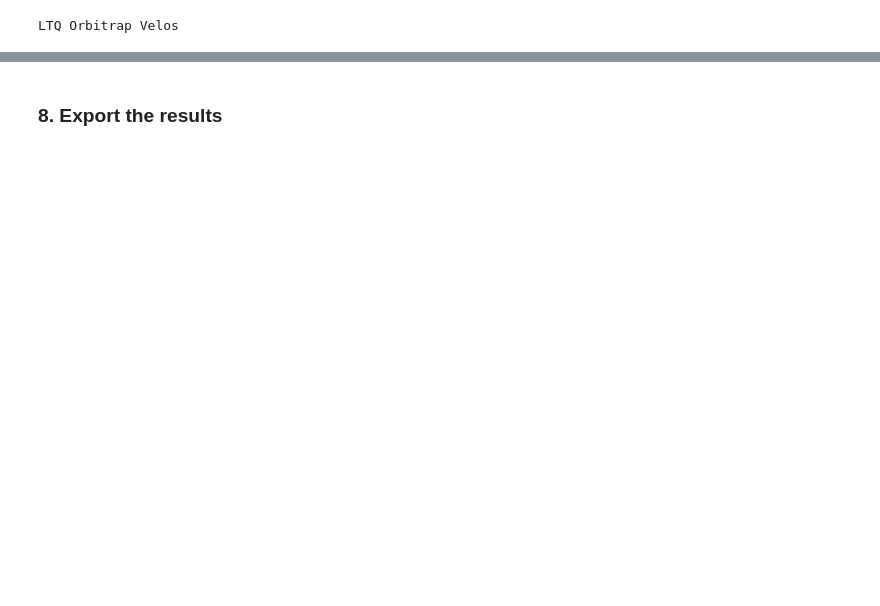
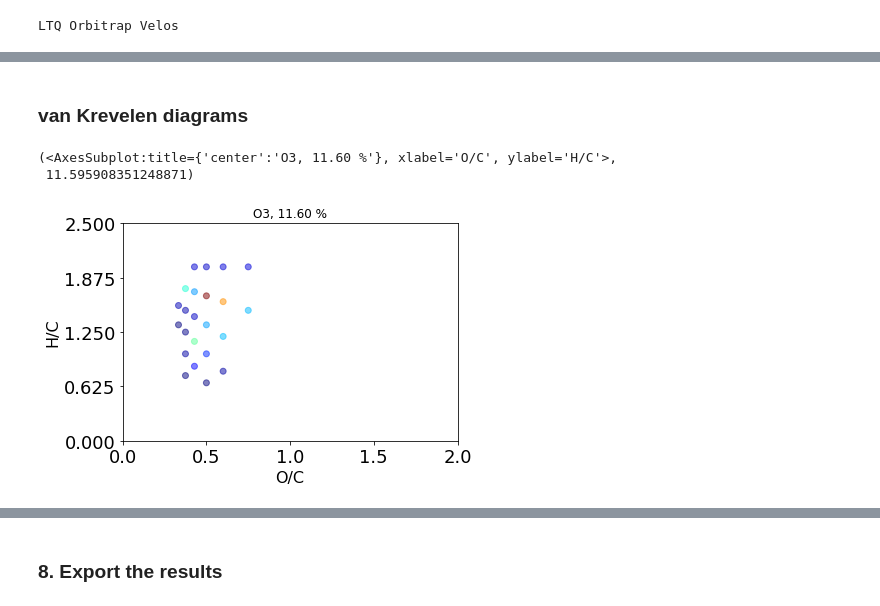
Before and after one commit to EMSL-Computing/Day3-EMSL-SummerSchool-2022, a Jupyter notebook: Summer School CoreMS Tutorial.ipynb, the cells around one changed output, grey strips where cells are left out. Saved outputs shown, nothing was run; the diff lists cells and outputs as text; code cells hidden in the pictures; blank space fills up the shorter version.

```diff
--- a/Summer School CoreMS Tutorial.ipynb
+++ b/Summer School CoreMS Tutorial.ipynb
@@ -182,0 +204,8 @@ LTQ Orbitrap Velos
+# %% [markdown]
+### van Krevelen diagrams
+# %%
+mass_spectrum_by_classes.plot_van_krevelen("O3")
+# %% [output]
+(<AxesSubplot:title={'center':'O3, 11.60 %'}, xlabel='O/C', ylabel='H/C'>,
+ 11.595908351248871)
+[figure, added]
```
Also changed, not shown: parts of 17 cells of this notebook.
